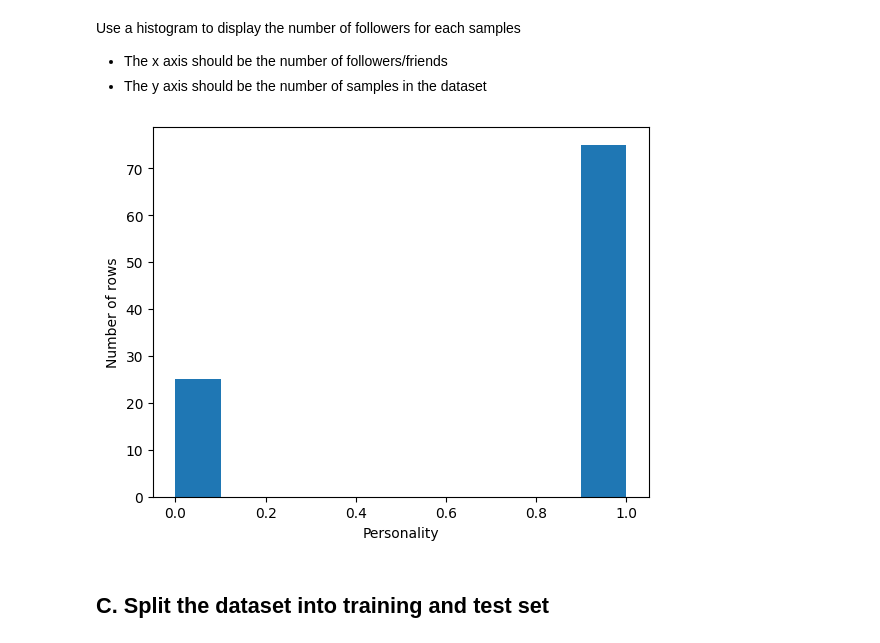
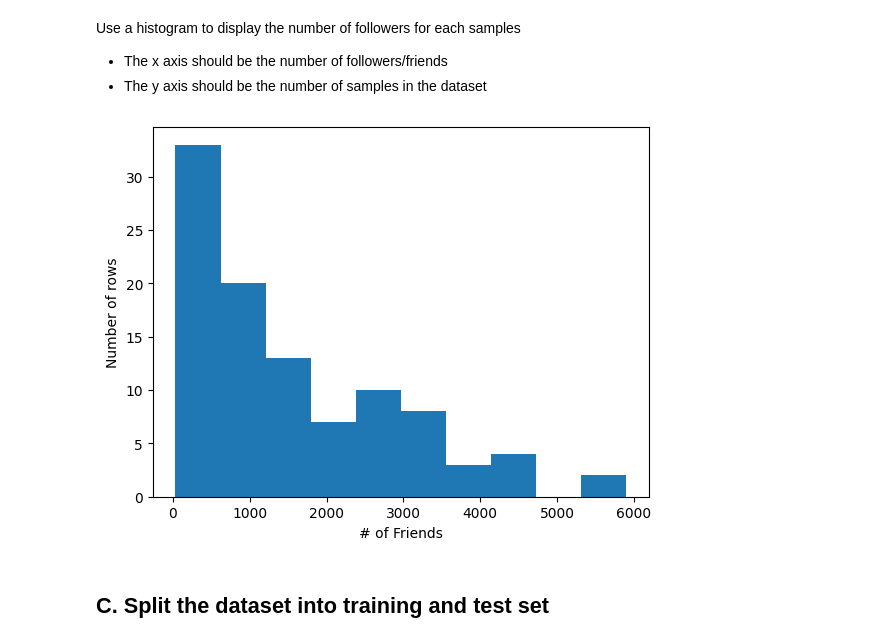
Before and after one commit to JoshiRawr/CCMACLRL_EXERCISES_COM231, a Jupyter notebook: Exercise1.ipynb, the cells around one changed output. Cells and saved outputs as stored; diff of their text form; code cells hidden in the pictures.

```diff
--- a/Exercise1.ipynb
+++ b/Exercise1.ipynb
@@ -22,7 +24,7 @@ import matplotlib.pyplot as plt
 # %% [markdown]
 Display the first 5 rows of the dataset using `.head()`
 # %%
-df = pd.read_excel('/content/data.xlsx')
+df = pd.read_excel('/data.xlsx')
 # %%
 df.head()
 # %% [output]
@@ -87,12 +89,12 @@ Use a histogram to display the number of followers for each samples
  - The x axis should be the number of followers/friends
  - The y axis should be the number of samples in the dataset
 # %%
-plt.hist(df["Personality"])
-plt.xlabel("Personality")
+plt.hist(df["# of Friends"])
+plt.xlabel("# of Friends")
 plt.ylabel("Number of rows")
 plt.show()
 # %% [output]
-[figure, old version]
+[figure, new version]
 # %% [markdown]
 ## C. Split the dataset into training and test set
 # %% [markdown]
```
Also changed, not shown: parts of 1 cell of this notebook.
